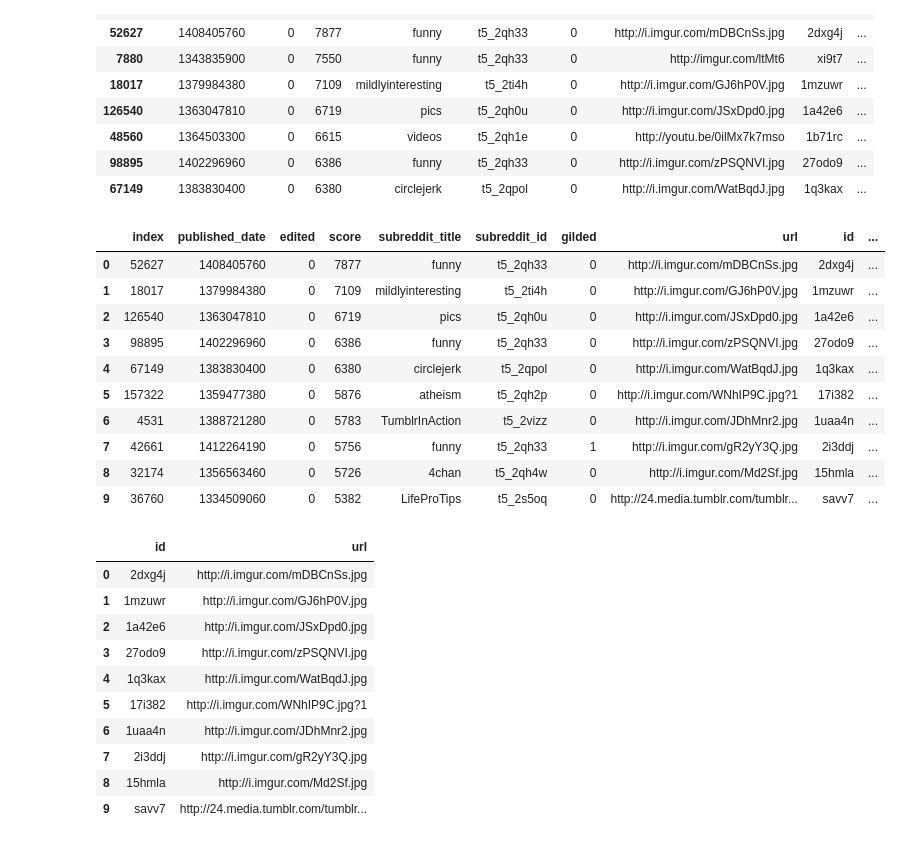
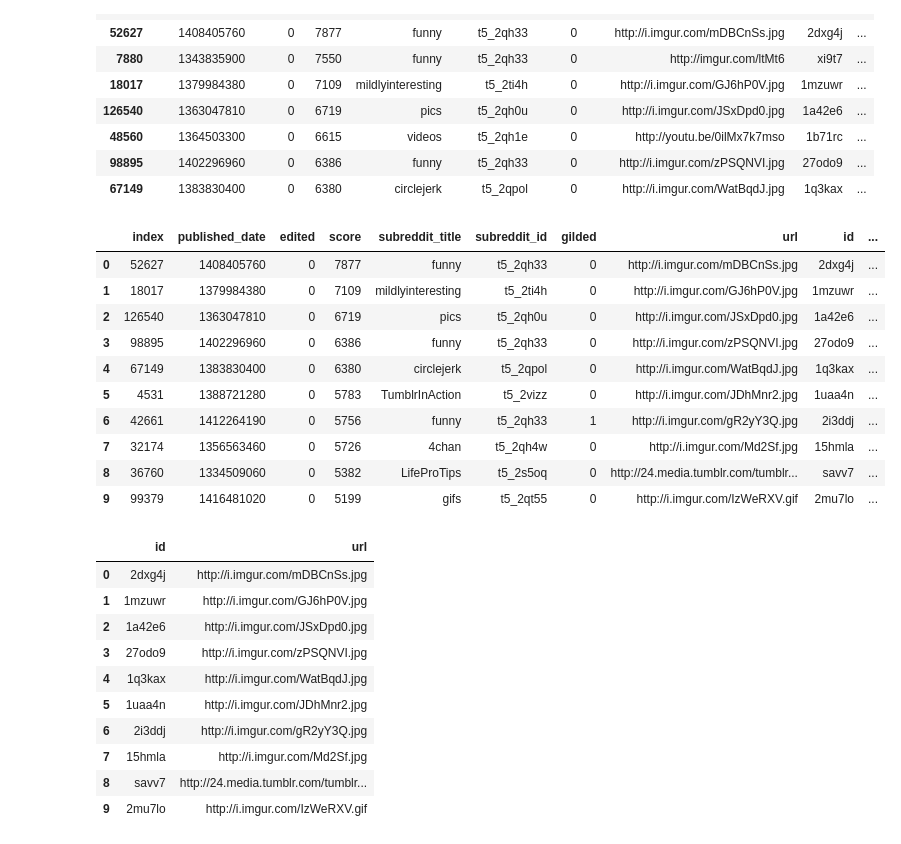
Before and after one commit to BDKNS/CS109Project2014, a Jupyter notebook: VisualExploration.ipynb, the cells around one changed output. Drawn from its saved outputs; the diff is of its cells as text; code cells hidden in the pictures.

```diff
--- a/VisualExploration.ipynb
+++ b/VisualExploration.ipynb
@@ -104,22 +105,23 @@ postSorted.head(10)
 # %%
 # Here we want to filter down to Posts that are image links. Initial implementation is a very
 # simple filtering to look for values in 'url' column ending in '.jpeg'
 #
 # However we should expand this to look for [.jpg, .jpeg, .png] and Imgur links, ie: http://imgur.com/ltMt6
 #
 # Note: We may also want to filter on the 'mature' column value here, to avoid disturbing images.
-topImages = postSorted[postSorted['url'].str.contains('.jpg')]
+#topImages = postSorted[postSorted['url'].str.contains('.jpg')]
+topImages = postSorted[postSorted['url'].str.contains(r'([^\s]+(\.(?i)(jpg|png|gif|bmp))$)')]
 topImages = topImages.reset_index()
 topImages.head(10)
 # %% [output]
 |  | index | published_date | edited | score | subreddit_title | subreddit_id | gilded | url | id | ... |
 | 0 | 52627 | 1408405760 | 0 | 7877 | funny | t5_2qh33 | 0 | http://i.imgur.com/mDBCnSs.jpg | 2dxg4j | ... |
 | 1 | 18017 | 1379984380 | 0 | 7109 | mildlyinteresting | t5_2ti4h | 0 | http://i.imgur.com/GJ6hP0V.jpg | 1mzuwr | ... |
 | 2 | 126540 | 1363047810 | 0 | 6719 | pics | t5_2qh0u | 0 | http://i.imgur.com/JSxDpd0.jpg | 1a42e6 | ... |
 | 3 | 98895 | 1402296960 | 0 | 6386 | funny | t5_2qh33 | 0 | http://i.imgur.com/zPSQNVI.jpg | 27odo9 | ... |
 | 4 | 67149 | 1383830400 | 0 | 6380 | circlejerk | t5_2qpol | 0 | http://i.imgur.com/WatBqdJ.jpg | 1q3kax | ... |
-| 5 | 157322 | 1359477380 | 0 | 5876 | atheism | t5_2qh2p | 0 | http://i.imgur.com/WNhIP9C.jpg?1 | 17i382 | ... |
-| 6 | 4531 | 1388721280 | 0 | 5783 | TumblrInAction | t5_2vizz | 0 | http://i.imgur.com/JDhMnr2.jpg | 1uaa4n | ... |
-| 7 | 42661 | 1412264190 | 0 | 5756 | funny | t5_2qh33 | 1 | http://i.imgur.com/gR2yY3Q.jpg | 2i3ddj | ... |
-| 8 | 32174 | 1356563460 | 0 | 5726 | 4chan | t5_2qh4w | 0 | http://i.imgur.com/Md2Sf.jpg | 15hmla | ... |
-| 9 | 36760 | 1334509060 | 0 | 5382 | LifeProTips | t5_2s5oq | 0 | http://24.media.tumblr.com/tumblr... | savv7 | ... |
+| 5 | 4531 | 1388721280 | 0 | 5783 | TumblrInAction | t5_2vizz | 0 | http://i.imgur.com/JDhMnr2.jpg | 1uaa4n | ... |
+| 6 | 42661 | 1412264190 | 0 | 5756 | funny | t5_2qh33 | 1 | http://i.imgur.com/gR2yY3Q.jpg | 2i3ddj | ... |
+| 7 | 32174 | 1356563460 | 0 | 5726 | 4chan | t5_2qh4w | 0 | http://i.imgur.com/Md2Sf.jpg | 15hmla | ... |
+| 8 | 36760 | 1334509060 | 0 | 5382 | LifeProTips | t5_2s5oq | 0 | http://24.media.tumblr.com/tumblr... | savv7 | ... |
+| 9 | 99379 | 1416481020 | 0 | 5199 | gifs | t5_2qt55 | 0 | http://i.imgur.com/IzWeRXV.gif | 2mu7lo | ... |
@@ -126,8 +148,20 @@ topImages.head(10)
 # %%
 # Top Ten Images TSV
 # Per Nancy's request, output DataFrame to TSV with 'id' and 'url' columns only.
+import os, shutil
 top10ImagesExport = topImages[['id','url']].head(10)
 top10ImagesExport.to_csv('Top10Images.tsv', sep='\t', index=False)
+
+# Call function to download the images to a local directory, using URLs in 'url' column
+images = top10ImagesExport['url'].tolist()
+downloadImages(images, 'top10Images')
+
+# Zip the downloaded images in their temporary directory, and delete the directory after.
+zipf = zipfile.ZipFile('top10Images.zip', 'w')
+zipdir('top10Images/', zipf)
+zipf.close()
+shutil.rmtree('top10Images/')
+
 top10ImagesExport
 # %% [output]
 |  | id | url |
@@ -136,11 +170,11 @@ top10ImagesExport
 | 2 | 1a42e6 | http://i.imgur.com/JSxDpd0.jpg |
 | 3 | 27odo9 | http://i.imgur.com/zPSQNVI.jpg |
 | 4 | 1q3kax | http://i.imgur.com/WatBqdJ.jpg |
-| 5 | 17i382 | http://i.imgur.com/WNhIP9C.jpg?1 |
-| 6 | 1uaa4n | http://i.imgur.com/JDhMnr2.jpg |
-| 7 | 2i3ddj | http://i.imgur.com/gR2yY3Q.jpg |
-| 8 | 15hmla | http://i.imgur.com/Md2Sf.jpg |
-| 9 | savv7 | http://24.media.tumblr.com/tumblr... |
+| 5 | 1uaa4n | http://i.imgur.com/JDhMnr2.jpg |
+| 6 | 2i3ddj | http://i.imgur.com/gR2yY3Q.jpg |
+| 7 | 15hmla | http://i.imgur.com/Md2Sf.jpg |
+| 8 | savv7 | http://24.media.tumblr.com/tumblr... |
+| 9 | 2mu7lo | http://i.imgur.com/IzWeRXV.gif |
 # %%
 # Top 100 Images TSV
 # Per Nancy's request, output DataFrame to TSV with 'id' and 'url' columns only.
```
Also changed, not shown: parts of 4 cells of this notebook, 2 other files.
